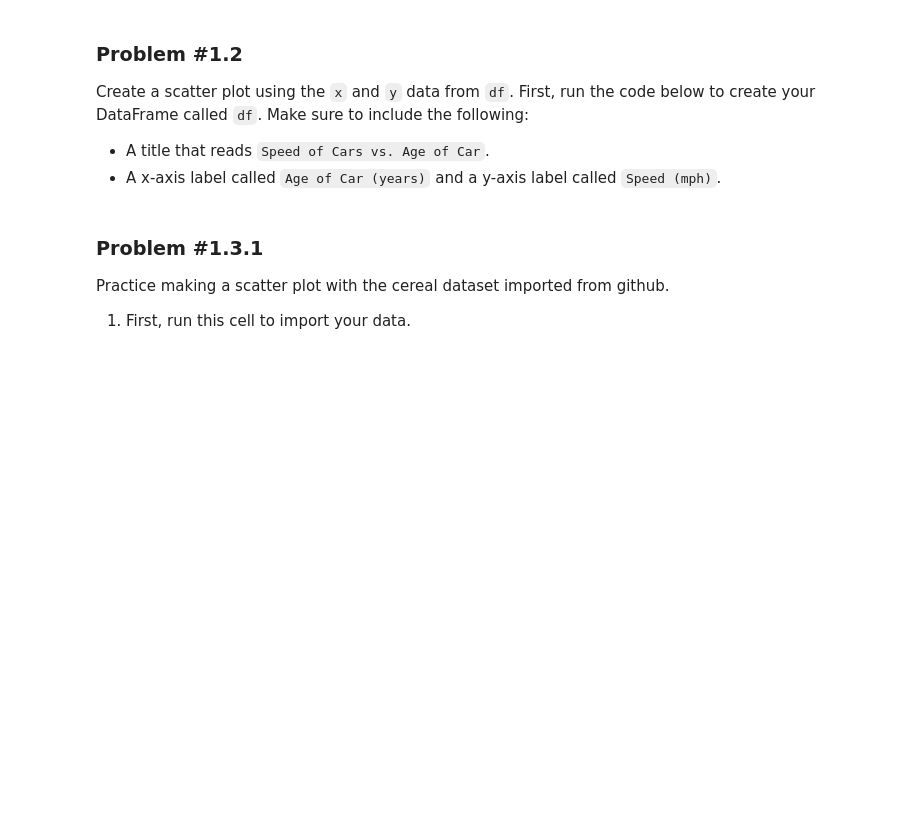
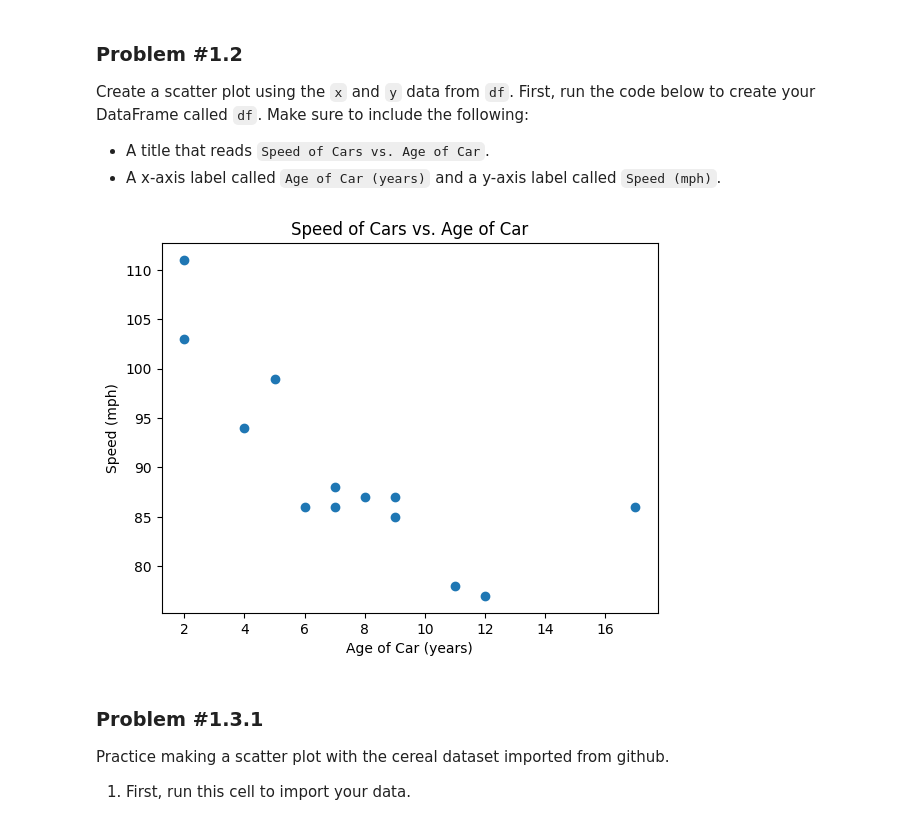
Before and after one commit to kurealnum/dsrp-2025, a Jupyter notebook: DSRP_Lab_Day_3_Lab_Notebook_[STUDENT].ipynb, the cells around one changed output. Cells and saved outputs as stored; diff of their text form; code cells hidden in the pictures; blank space fills up the shorter version.

```diff
--- a/DSRP_Lab_Day_3_Lab_Notebook_[STUDENT].ipynb
+++ b/DSRP_Lab_Day_3_Lab_Notebook_[STUDENT].ipynb
@@ -132,7 +149,13 @@ Create a scatter plot using the `x` and `y` data from `df`. First, run the code
 # %%
 df = pd.DataFrame({'x': [5,7,8,7,2,17,2,9,4,11,12,9,6], 'y': [99,86,87,88,111,86,103,87,94,78,77,85,86]})
 
-# COMPLETE THIS CODE
+plt.scatter(df["x"], df["y"])
+plt.title("Speed of Cars vs. Age of Car")
+plt.xlabel("Age of Car (years)")
+plt.ylabel("Speed (mph)")
+plt.show()
+# %% [output]
+[figure, added]
 # %% [markdown]
 ### **Problem #1.3.1**
 
```
Also changed, not shown: parts of 47 cells of this notebook.
